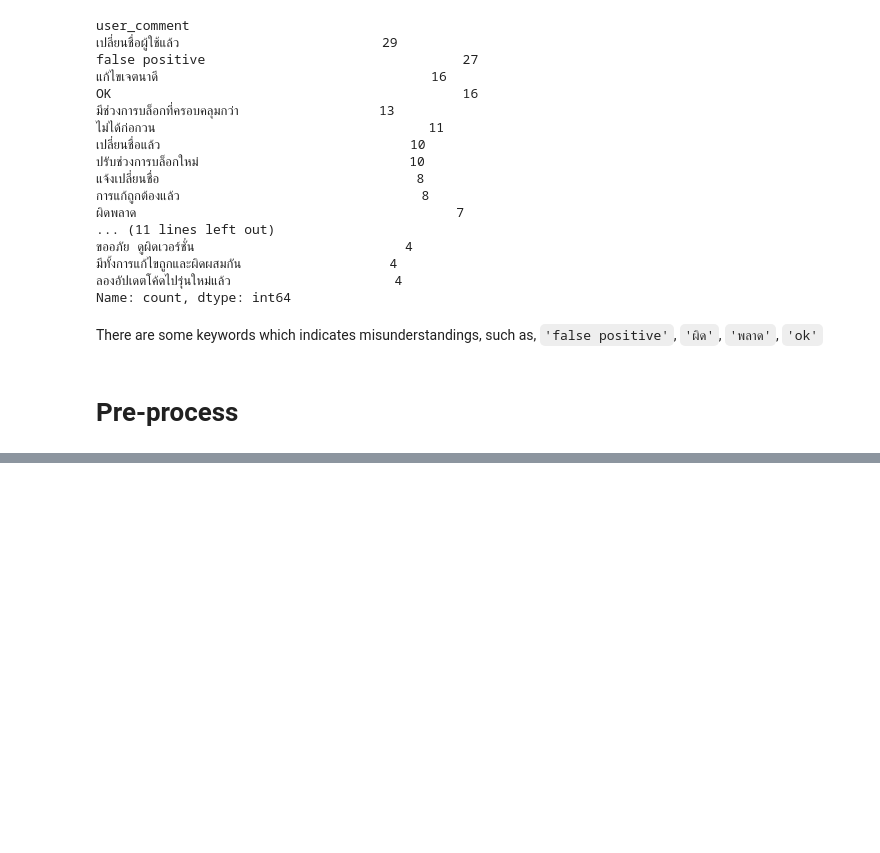
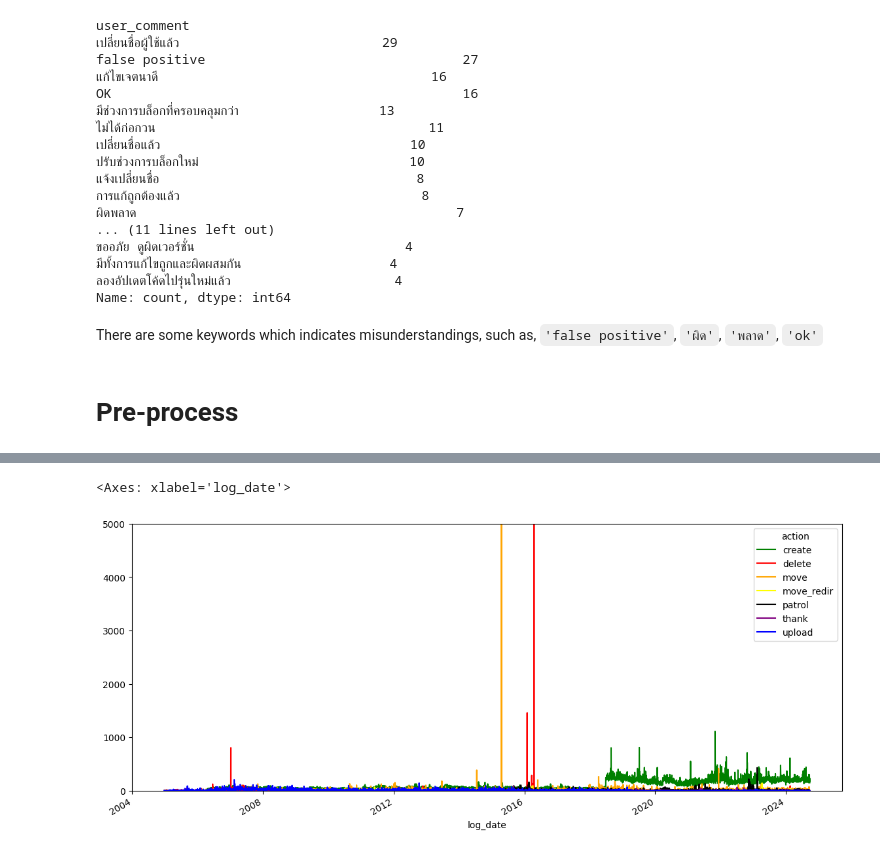
Before and after one commit to KunutBoon/wikimedia, a Jupyter notebook: notebooks/Data Pre-Processing.ipynb, the cells around one changed output, grey strips where cells are left out. Saved outputs shown, nothing was run; the diff lists cells and outputs as text; code cells hidden in the pictures; blank space fills up the shorter version.

```diff
--- a/notebooks/Data Pre-Processing.ipynb
+++ b/notebooks/Data Pre-Processing.ipynb
@@ -337,0 +480,9 @@ pd.merge_asof( df2, df1, on='datetime', tolerance=pd.Timedelta('1s') )
+# %%
+df_user_regular = df_user_log.loc[df_user_log['user_id'].isin(user_id_regular), :].copy()
+df_user_regular['log_date'] = pd.to_datetime(df_user_regular['log_timestamp'].dt.date)
+df_user_regular = df_user_regular.groupby(['log_date', 'action']).size().reset_index().rename(columns={0: 'count'})
+df_user_regular = df_user_regular.pivot(columns='action', index='log_date', values='count').fillna(0).astype(int)
+df_user_regular.loc[:, list_col].plot(figsize=(14, 6), color=list_color, ylim=(0, 5000))
+# %% [output]
+<Axes: xlabel='log_date'>
+[figure, added]
```
Also changed, not shown: parts of 54 cells of this notebook.
